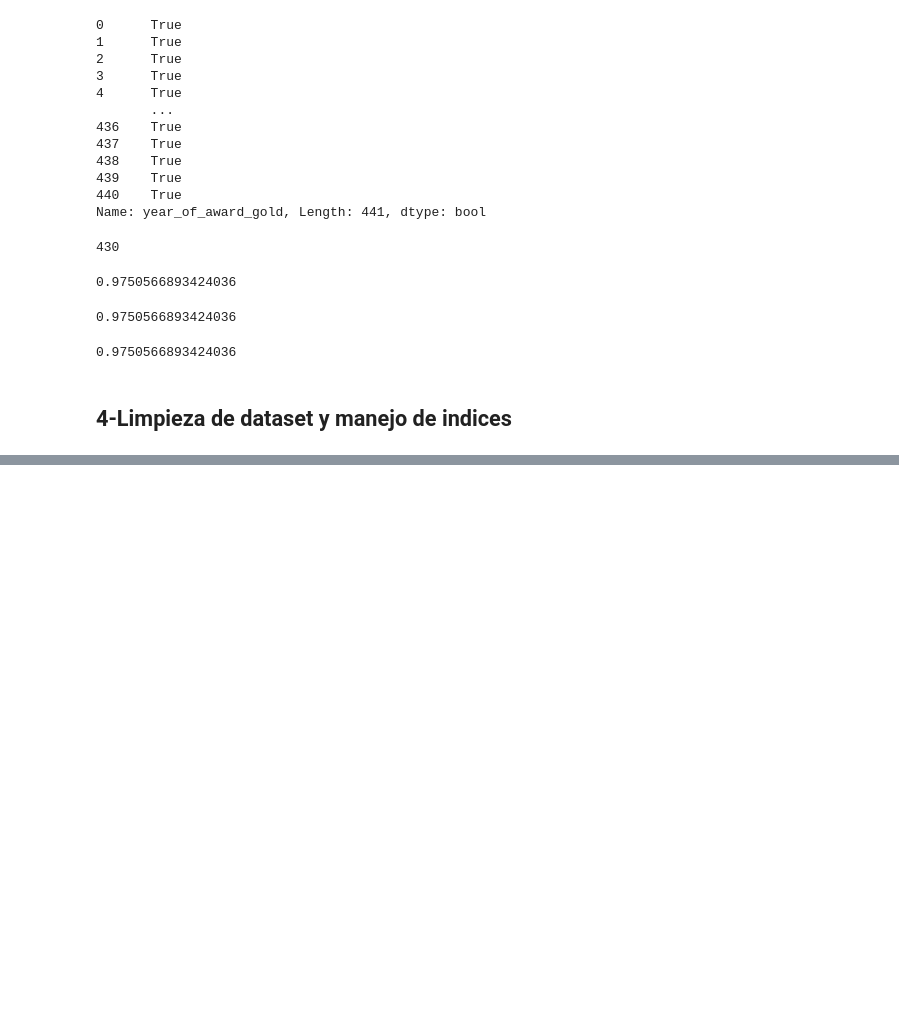
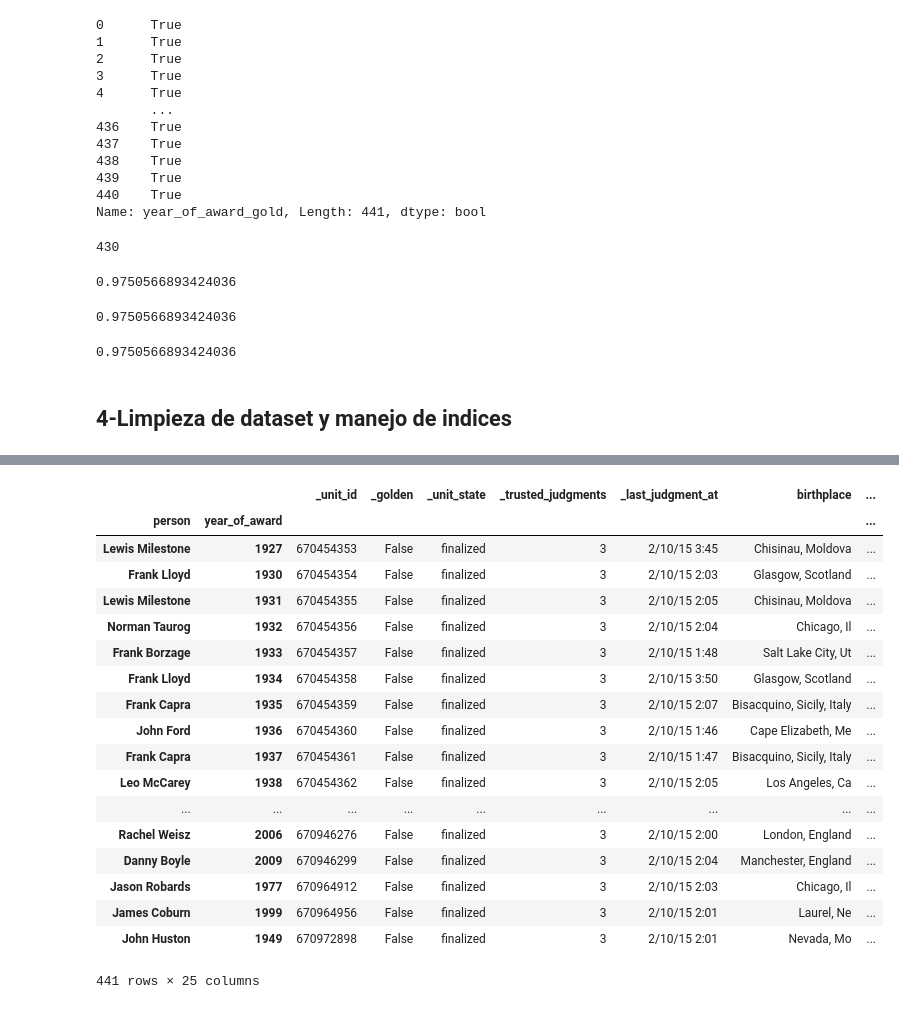
Before and after one commit to FedericoCalonge/OrganizacionDatosRepoMateria, a Jupyter notebook: 1-Manejo_Pandas_Oscars/Analisis_Ganadores_Oscars.ipynb, the cells around one changed output, grey strips where cells are left out. Drawn from its saved outputs; the diff is of its cells as text; code cells hidden in the pictures; blank space fills up the shorter version.

```diff
--- a/1-Manejo_Pandas_Oscars/Analisis_Ganadores_Oscars.ipynb
+++ b/1-Manejo_Pandas_Oscars/Analisis_Ganadores_Oscars.ipynb
@@ -751,0 +885,26 @@ oscars_demographics['year_of_award_gold'].isnull()\
+# %%
+#Ahora hacemos lo mismo pero desde la lectura inicial para generar el indice (con index_col).
+#Y usamos \ para bajar lineas (ya que ahora si nuestro codigo en una linea es muy extenso)
+oscars_byID2= pd.read_csv('data/Oscars-demographics-DFE.csv', encoding='latin-1', \
+                          index_col=['person','year_of_award'])
+oscars_byID2
+# %% [output]
+|  |  | _unit_id | _golden | _unit_state | _trusted_judgments | _last_judgment_at | birthplace | ... |
+| person | year_of_award |  |  |  |  |  |  | ... |
+| Lewis Milestone | 1927 | 670454353 | False | finalized | 3 | 2/10/15 3:45 | Chisinau, Moldova | ... |
+| Frank Lloyd | 1930 | 670454354 | False | finalized | 3 | 2/10/15 2:03 | Glasgow, Scotland | ... |
+| Lewis Milestone | 1931 | 670454355 | False | finalized | 3 | 2/10/15 2:05 | Chisinau, Moldova | ... |
+| Norman Taurog | 1932 | 670454356 | False | finalized | 3 | 2/10/15 2:04 | Chicago, Il | ... |
+| Frank Borzage | 1933 | 670454357 | False | finalized | 3 | 2/10/15 1:48 | Salt Lake City, Ut | ... |
+| Frank Lloyd | 1934 | 670454358 | False | finalized | 3 | 2/10/15 3:50 | Glasgow, Scotland | ... |
+| Frank Capra | 1935 | 670454359 | False | finalized | 3 | 2/10/15 2:07 | Bisacquino, Sicily, Italy | ... |
+| John Ford | 1936 | 670454360 | False | finalized | 3 | 2/10/15 1:46 | Cape Elizabeth, Me | ... |
+| Frank Capra | 1937 | 670454361 | False | finalized | 3 | 2/10/15 1:47 | Bisacquino, Sicily, Italy | ... |
+| Leo McCarey | 1938 | 670454362 | False | finalized | 3 | 2/10/15 2:05 | Los Angeles, Ca | ... |
+| ... | ... | ... | ... | ... | ... | ... | ... | ... |
+| Rachel Weisz | 2006 | 670946276 | False | finalized | 3 | 2/10/15 2:00 | London, England | ... |
+| Danny Boyle | 2009 | 670946299 | False | finalized | 3 | 2/10/15 2:04 | Manchester, England | ... |
+| Jason Robards | 1977 | 670964912 | False | finalized | 3 | 2/10/15 2:03 | Chicago, Il | ... |
+| James Coburn | 1999 | 670964956 | False | finalized | 3 | 2/10/15 2:01 | Laurel, Ne | ... |
+| John Huston | 1949 | 670972898 | False | finalized | 3 | 2/10/15 2:01 | Nevada, Mo | ... |
+441 rows × 25 columns
```
Also changed, not shown: parts of 74 cells of this notebook.
